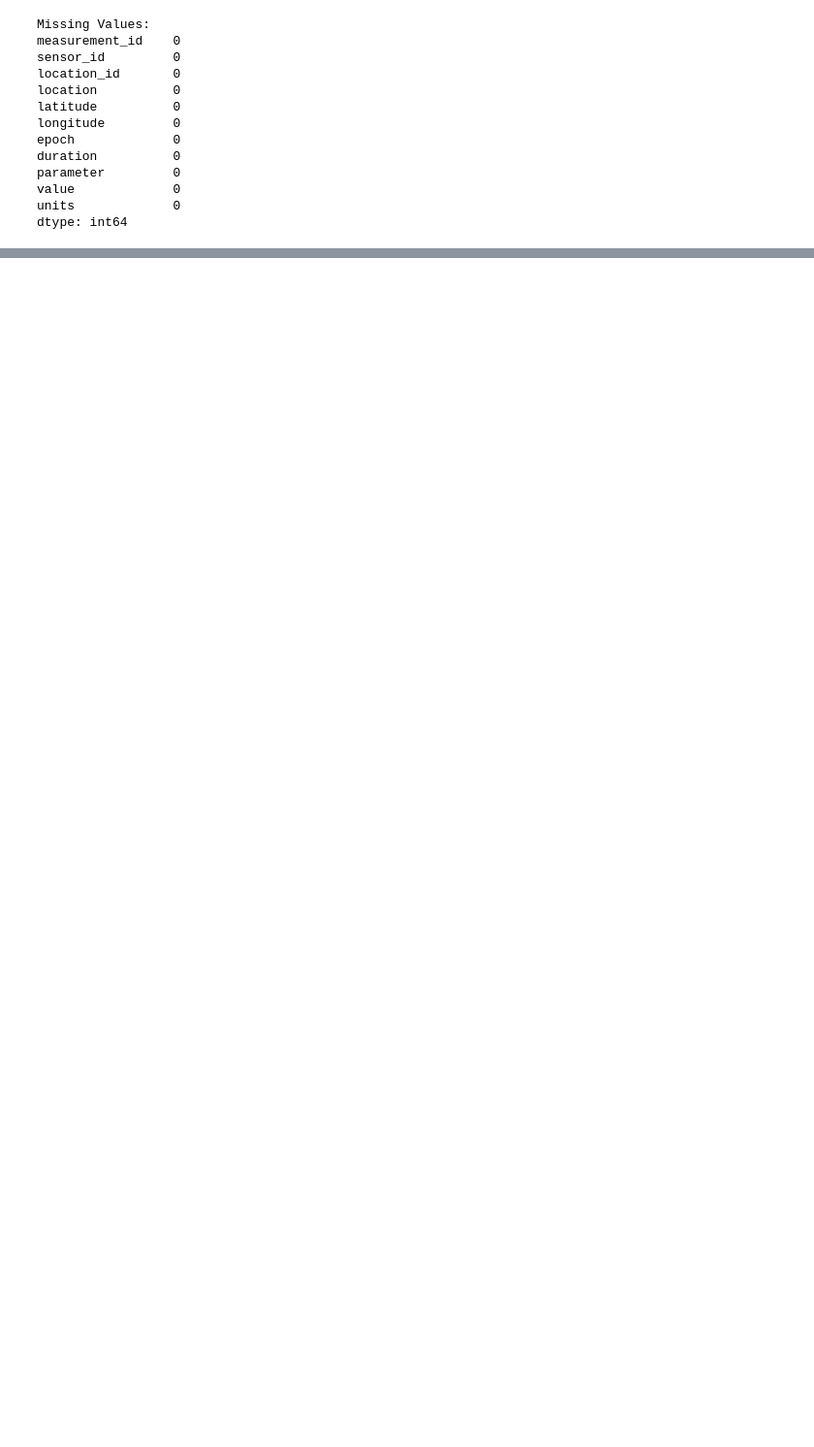
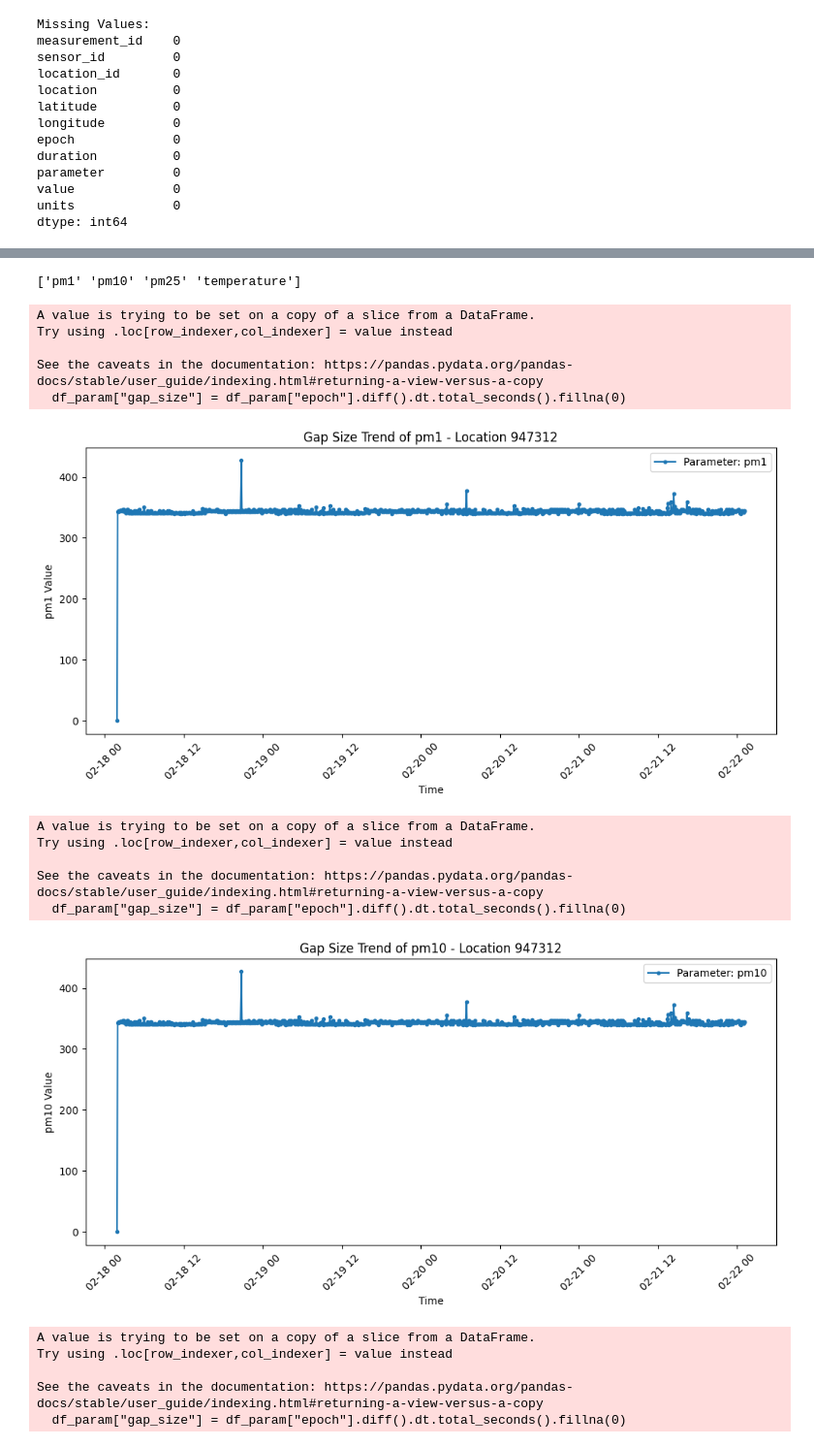
Before and after one commit to EthanSchmitt7/AAI540-final-project, a Jupyter notebook: test_model.ipynb, the cells around one changed output, grey strips where cells are left out. Shown: that part at 97% size. Saved outputs shown, nothing was run; the diff lists cells and outputs as text; code cells hidden in the pictures; blank space fills up the shorter version.

```diff
--- a/test_model.ipynb
+++ b/test_model.ipynb
@@ -116,6 +121,6 @@ def fetch_sensors_by_list(sensor_list):
 # Example: Get sensors within 10km of Los Angeles (34.0549, -118.2426)
 #df = fetch_nearby_sensors(latitude=34.03213, longitude=-118.51198, radius=RADIUS, limit=LIMIT)
 
-# Example: Get sensors by list
-df = fetch_sensors_by_list(LOCATIONS_DICT.values())
+# Get only the first location for time series analysis
+df = fetch_sensors_by_list([list(LOCATIONS_DICT.values())[0]])
 # %% [output]
@@ -303,0 +243,39 @@ LocationsResponse(headers=Headers(x_ratelimit_limit=60,
+# %%
+location_id = 947312
+
+df_location = df[df['location_id'] == location_id]  # Filter data for this location
+
+print(df_location['parameter'].unique())
+
+for parameter in df_location['parameter'].unique():
+    df_param = df_location[df_location['parameter'] == parameter]  # Filter data for this parameter
+
+    df_param["gap_size"] = df_param["epoch"].diff().dt.total_seconds().fillna(0)
+
+    plt.figure(figsize=(12, 5))
+    plt.plot(df_param['epoch'], df_param['gap_size'], marker='o', linestyle='-', markersize=3, label=f"Parameter: {parameter}")
+    plt.xlabel("Time")
+    plt.ylabel(f"{parameter} Value")
+    plt.title(f"Gap Size Trend of {parameter} - Location {location_id}")
+    plt.xticks(rotation=45)
+    plt.legend()
+    plt.show()
+# %% [output]
+['pm1' 'pm10' 'pm25' 'temperature']
+A value is trying to be set on a copy of a slice from a DataFrame.
+Try using .loc[row_indexer,col_indexer] = value instead
+
+See the caveats in the documentation: https://pandas.pydata.org/pandas-docs/stable/user_guide/indexing.html#returning-a-view-versus-a-copy
+  df_param["gap_size"] = df_param["epoch"].diff().dt.total_seconds().fillna(0)
+[figure, added]
+A value is trying to be set on a copy of a slice from a DataFrame.
+Try using .loc[row_indexer,col_indexer] = value instead
+
+See the caveats in the documentation: https://pandas.pydata.org/pandas-docs/stable/user_guide/indexing.html#returning-a-view-versus-a-copy
+  df_param["gap_size"] = df_param["epoch"].diff().dt.total_seconds().fillna(0)
+[figure, added]
+A value is trying to be set on a copy of a slice from a DataFrame.
+Try using .loc[row_indexer,col_indexer] = value instead
+
+See the caveats in the documentation: https://pandas.pydata.org/pandas-docs/stable/user_guide/indexing.html#returning-a-view-versus-a-copy
+  df_param["gap_size"] = df_param["epoch"].diff().dt.total_seconds().fillna(0)
```
Also changed, not shown: parts of 31 cells of this notebook, 1 other file.
